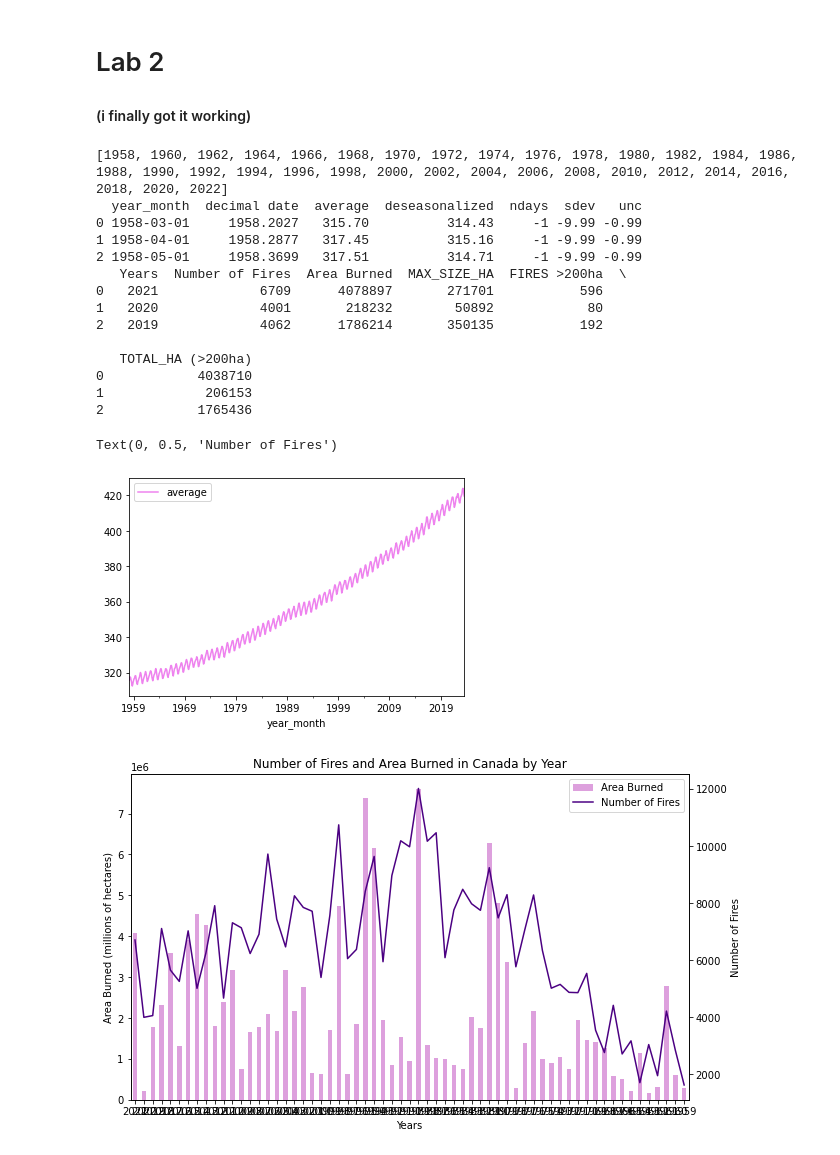
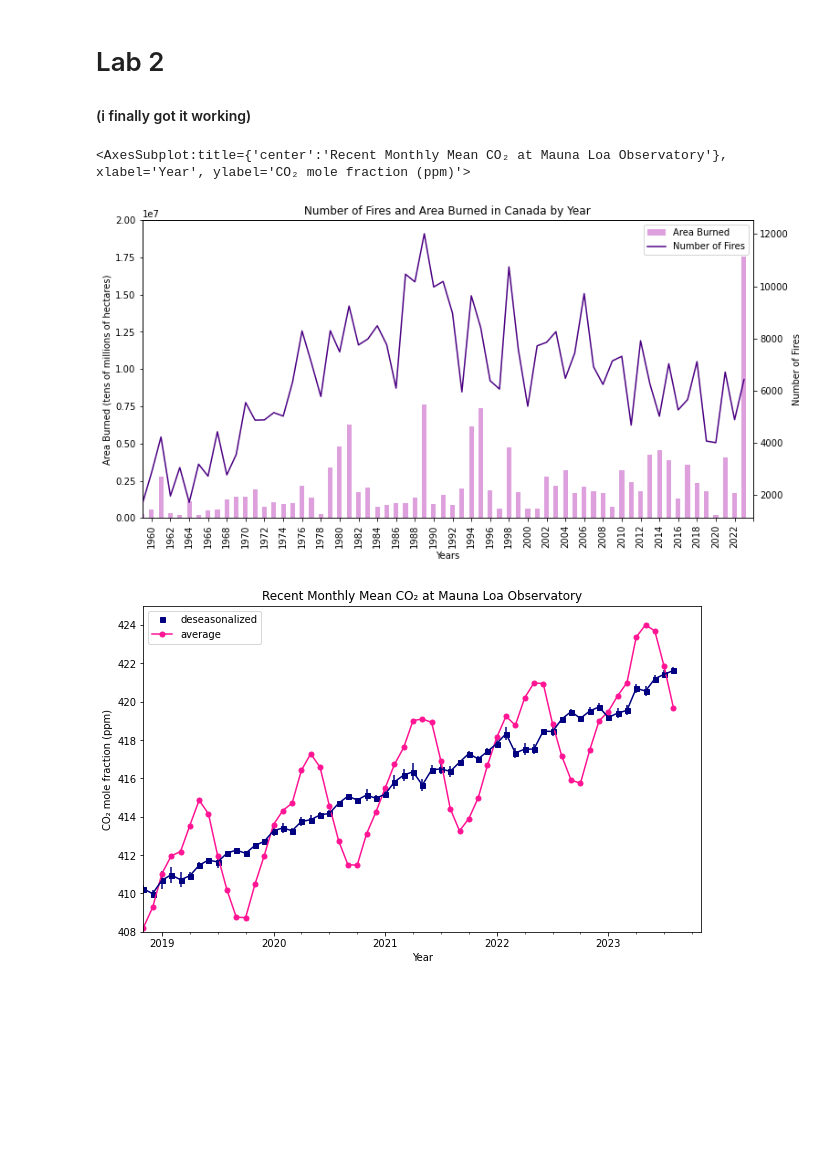
Before and after one commit to dontloseyourkeys/lab2-310, a Jupyter notebook: AsiaLab2.ipynb, the cells around one changed output. Saved outputs shown, nothing was run; the diff lists cells and outputs as text; code cells hidden in the pictures; blank space fills up the shorter version.

Commit message:
finished the graphs

```diff
--- a/AsiaLab2.ipynb
+++ b/AsiaLab2.ipynb
@@ -2,76 +2,69 @@
 # Lab 2
 #### (i finally got it working)
 # %%
-"""\n chatgpt was asked "demonstrate how to load data in python using pandas"\n """
+#chatgpt was asked "demonstrate how to load data in python using pandas
 #importing necessary modules
 import numpy as np
 import pandas as pd
-import matplotlib.pyplot as plt
 
 #linking files from directory
 wfpath = 'Data/NFDB_point_stats.csv'
 co2path = 'Data/co2_mm_mlo.csv'
 
-#cleaning up data into a dataframe "sep=',',
-#fixdata = "comment= '#', delimiter=','"
-
-#wfdata = pd.read_csv(wfpath, fixdata, skiprows = 5,)
-
+#cleaning up the data and putting it in dataframes
 co2data = pd.read_csv(co2path,
                     delimiter=',', header= 26,
                     parse_dates=[[0,1]]
 )
 
 wfdata = pd.read_csv(wfpath,
                     delimiter=',',
                     header= 4,
                     #parse_dates=[0],
                     skipfooter= 3,
                     thousands=',',
                     skipinitialspace=1
 )
 
+#renaming column headers to be in line with graphs
 wfdata.rename(columns={'YEAR':'Years', 'TOTAL_HA':'Area Burned', 'FIRES':'Number of Fires'}, inplace=True)
+co2data.rename(columns={'year_month':'Year'}, inplace=True)
+
+#reversing the data so it reads chronologically
+wfdata = wfdata.iloc[::-1]
+
+#Chat GPT was asked: please write a concise even number generator in python
+#I then made changes
+def yearxval(yr1, yr2):
+    count = (yr2 - yr1)
+    return [i for i in range(1, 1 + count, 2)]
 
 
-#Chat GPT was asked: please define a python function to create a list of every even  between 2 years given as arguments. make it as concise as possible
-
-def years(yr1, yr2):
-    return [i for i in range(yr1 + (yr1 % 2), yr2 + 1, 2)]
-
-print(years(1958, 2023))
-
-print(co2data.head(3))
-print(wfdata.head(3))
-
-co2data.plot.line(x = 'year_month', y= 'average', c = 'violet')
-
-wfbar = wfdata.plot.bar(x = 'Years', y= 'Area Burned', color = 'plum')
-wfline = wfdata.plot.line(x = 'Years', y= 'Number of Fires', ylabel= 'Area Burned (millions of hectares)', c='indigo', figsize= (10, 6),
-                         sharex= 0, stacked= 1, ax = wfbar, use_index=False, secondary_y=True, mark_right= False,# xticks= years(1958, 2023),
-                         title= 'Number of Fires and Area Burned in Canada by Year'
+#plotting the wildfire graph
+wfbar = wfdata.plot.bar(x = 'Years', y= 'Area Burned', color = 'plum',
+                           rot=90, ylim= (0, 2e7)) #xticks = years(200, 900))
+wfline = wfdata.plot.line(x = 'Years', y= 'Number of Fires', ylabel= 'Area Burned (tens of millions of hectares)',
+                         c='indigo',
+                           figsize= (12, 6), rot=90, title= 'Number of Fires and Area Burned in Canada by Year',
+                        secondary_y=True, sharex= 1, ax = wfbar, use_index=False,
+                         mark_right= False, xlim= (0,65), xticks = yearxval(1958, 2023)
                          )
 wfbar.right_ax.set_ylabel('Number of Fires')
 
+#plotting the co2 graph
+co2err = co2data.plot.line(figsize = (10,6), x= 'Year', y= 'deseasonalized', c ='navy', ms = 5, yerr= 'unc', legend = False)
+co2dses = co2data.plot.line(figsize = (10,6), x= 'Year', y= 'deseasonalized', c ='navy', ms = 5, style = 's', ax = co2err)
+co2data.plot.line(x = 'Year', y= 'average', c = 'deeppink', style= '-o', ms = 5,
+                 title= 'Recent Monthly Mean CO₂ at Mauna Loa Observatory', ylabel= 'CO₂ mole fraction (ppm)',
+                    ax = co2dses, xlim = (586, 646), ylim=(408, 425)
+                   )
+
+
 #title should be
-#years should be every 10
+#years should be every 2
 
 #to do: fix x labels, add tail co2 data??, neaten and comment, remove anything unnecessary, add 2022 and 2023, etc :)
 # %% [output]
-[1958, 1960, 1962, 1964, 1966, 1968, 1970, 1972, 1974, 1976, 1978, 1980, 1982, 1984, 1986, 1988, 1990, 1992, 1994, 1996, 1998, 2000, 2002, 2004, 2006, 2008, 2010, 2012, 2014, 2016, 2018, 2020, 2022]
-  year_month  decimal date  average  deseasonalized  ndays  sdev   unc
-0 1958-03-01     1958.2027   315.70          314.43     -1 -9.99 -0.99
-1 1958-04-01     1958.2877   317.45          315.16     -1 -9.99 -0.99
-2 1958-05-01     1958.3699   317.51          314.71     -1 -9.99 -0.99
-   Years  Number of Fires  Area Burned  MAX_SIZE_HA  FIRES >200ha  \
-0   2021             6709      4078897       271701           596
-1   2020             4001       218232        50892            80
-2   2019             4062      1786214       350135           192
-
-   TOTAL_HA (>200ha)
-0            4038710
-1             206153
-2            1765436
+<AxesSubplot:title={'center':'Recent Monthly Mean CO₂ at Mauna Loa Observatory'}, xlabel='Year', ylabel='CO₂ mole fraction (ppm)'>
-Text(0, 0.5, 'Number of Fires')
-[figure, old version]
+[figure, new version]
-[figure, old version]
+[figure, new version]
```
Also changed, not shown: 1 other file.
